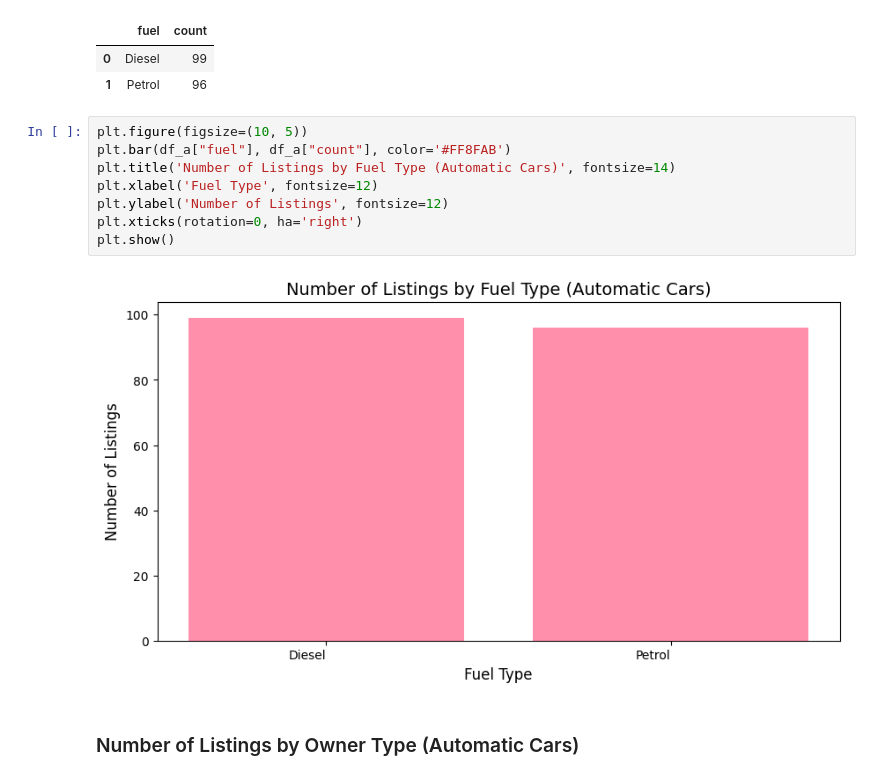
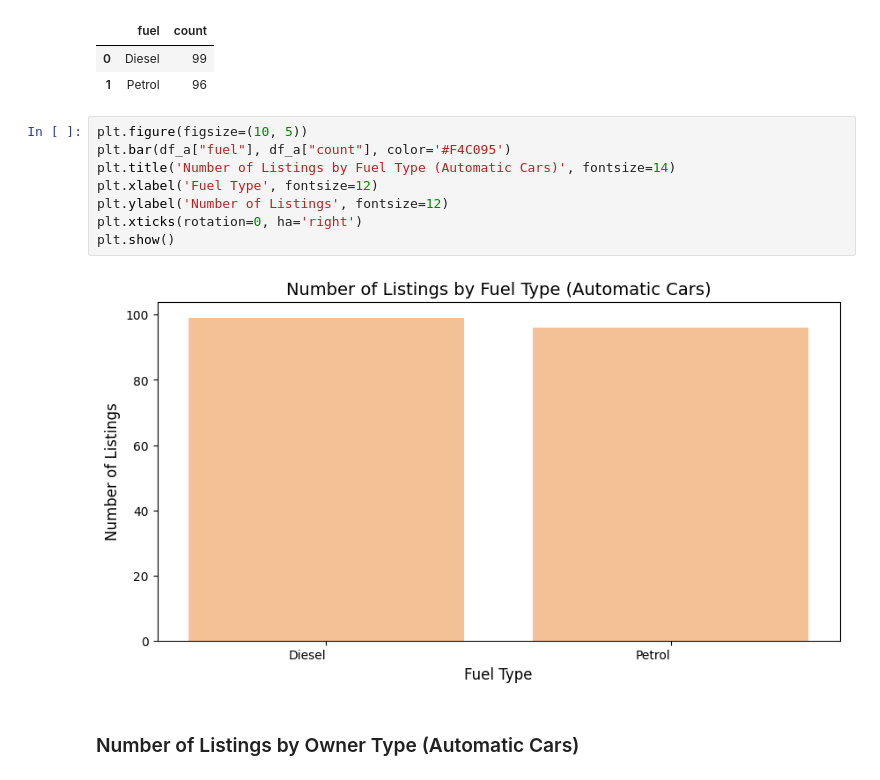
Before and after one commit to WendyInft/MATHEDA-INFANTE, a Jupyter notebook: WK11-Endterm-Exam/Exercise/Endterm-Exam-Infante.ipynb, the cells around one changed output. Drawn from its saved outputs; the diff is of its cells as text.

```diff
--- a/WK11-Endterm-Exam/Exercise/Endterm-Exam-Infante.ipynb
+++ b/WK11-Endterm-Exam/Exercise/Endterm-Exam-Infante.ipynb
@@ -643,14 +643,14 @@ df_a
 | 1 | Petrol | 96 |
 # %%
 plt.figure(figsize=(10, 5))
-plt.bar(df_a["fuel"], df_a["count"], color='#FF8FAB')
+plt.bar(df_a["fuel"], df_a["count"], color='#F4C095')
 plt.title('Number of Listings by Fuel Type (Automatic Cars)', fontsize=14)
 plt.xlabel('Fuel Type', fontsize=12)
 plt.ylabel('Number of Listings', fontsize=12)
 plt.xticks(rotation=0, ha='right')
 plt.show()
 # %% [output]
-[figure, old version]
+[figure, new version]
 # %% [markdown]
 ### Number of Listings by Owner Type (Automatic Cars)
 # %%
```
Also changed, not shown: parts of 19 cells of this notebook.
